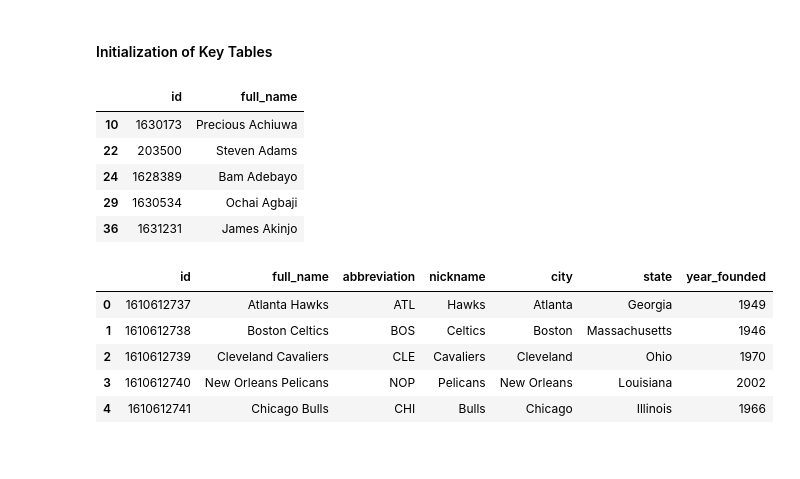
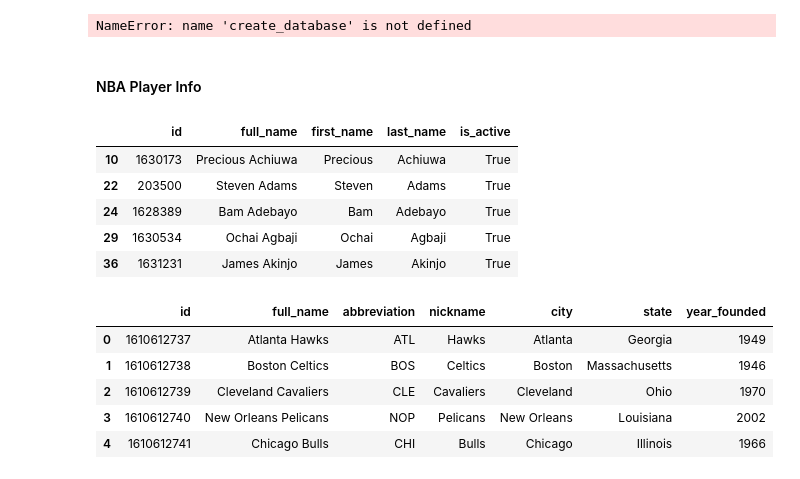
Before and after one commit to asranasinghe/nba_stats, a Jupyter notebook: save_data.ipynb, the cells around one changed output. Cells and saved outputs as stored; diff of their text form; code cells hidden in the pictures.

```diff
--- a/save_data.ipynb
+++ b/save_data.ipynb
@@ -13,22 +30,30 @@ from utils import combine_team_games
 # %%
 # Required if reloading data and saving as parquet
 #!pip install pyarrow
-# %% [markdown]
-#### Initialization of Key Tables
+# %%
+# Initialize SQLite DB
+
+db_path = './sqlite/nba_db'
+
+create_database(db_path)
+# %% [output]
+NameError: name 'create_database' is not defined
+# %% [markdown]
+#### NBA Player Info
 # %%
 # Mapping Table for IDs -> Names
 
 nba_players = players.get_players()
 
 nba_players = pd.DataFrame(nba_players)
 nba_players = nba_players.loc[nba_players.is_active == True]
-nba_players = nba_players[['id', 'full_name']]
+#nba_players = nba_players[['id', 'full_name']]
 
 nba_players.head()
 # %% [output]
-|  | id | full_name |
-| 10 | 1630173 | Precious Achiuwa |
-| 22 | 203500 | Steven Adams |
-| 24 | 1628389 | Bam Adebayo |
-| 29 | 1630534 | Ochai Agbaji |
-| 36 | 1631231 | James Akinjo |
+|  | id | full_name | first_name | last_name | is_active |
+| 10 | 1630173 | Precious Achiuwa | Precious | Achiuwa | True |
+| 22 | 203500 | Steven Adams | Steven | Adams | True |
+| 24 | 1628389 | Bam Adebayo | Bam | Adebayo | True |
+| 29 | 1630534 | Ochai Agbaji | Ochai | Agbaji | True |
+| 36 | 1631231 | James Akinjo | James | Akinjo | True |
```
Also changed, not shown: parts of 10 cells of this notebook, 1 other file.
